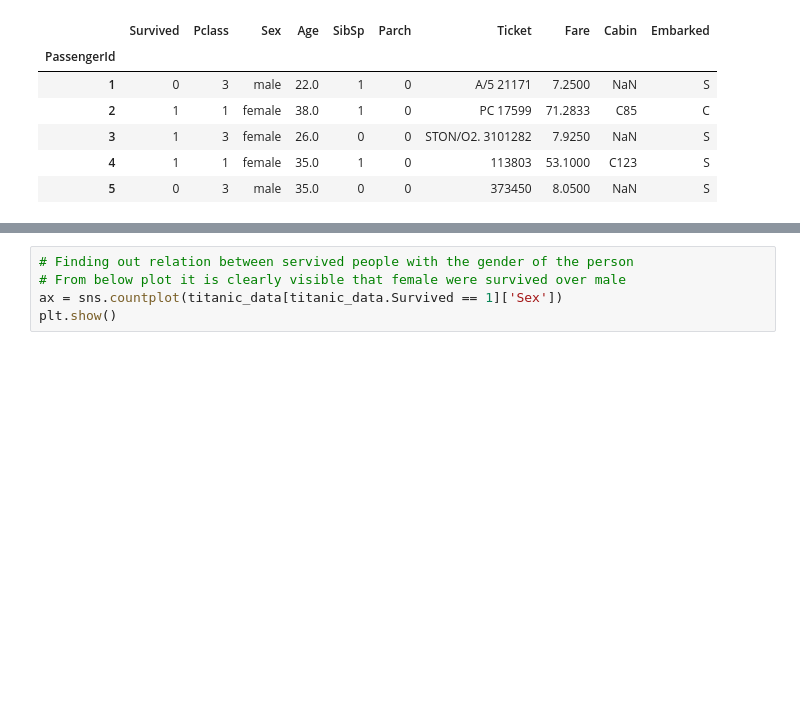
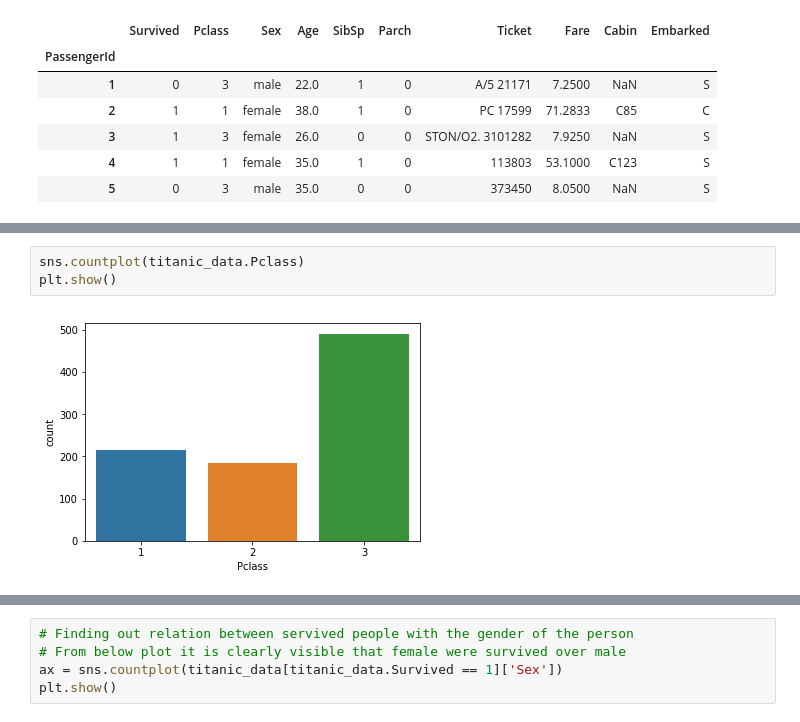
Before and after one commit to rushi0109/Titanic, a Jupyter notebook: Titanic.ipynb, the cells around one changed output, grey strips where cells are left out. Drawn from its saved outputs; the diff is of its cells as text; blank space fills up the shorter version.

```diff
--- a/Titanic.ipynb
+++ b/Titanic.ipynb
@@ -29,0 +60,5 @@ titanic_data.head()
+# %%
+sns.countplot(titanic_data.Pclass)
+plt.show()
+# %% [output]
+[figure, added]
```
Also changed, not shown: parts of 31 cells of this notebook.
